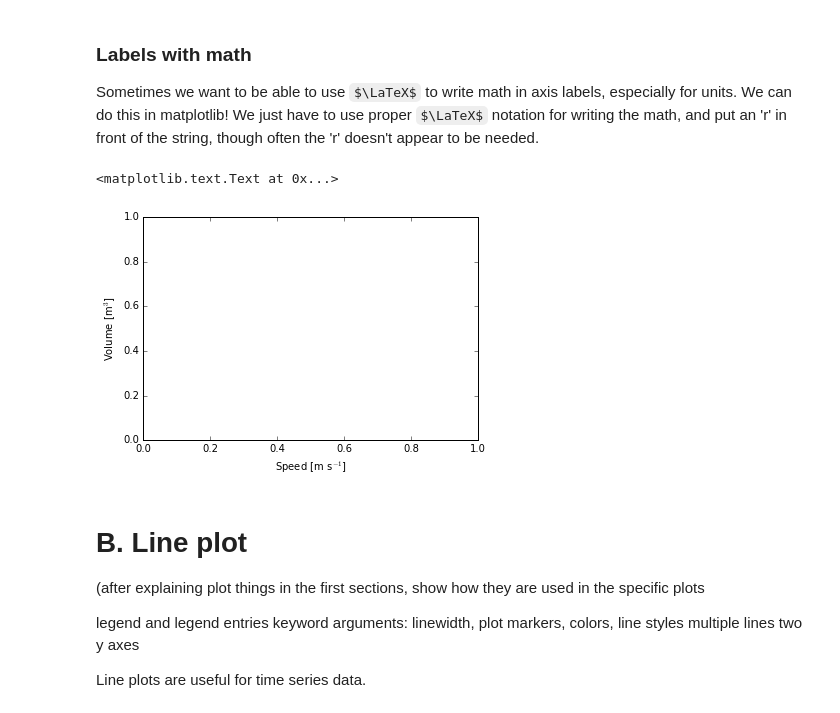
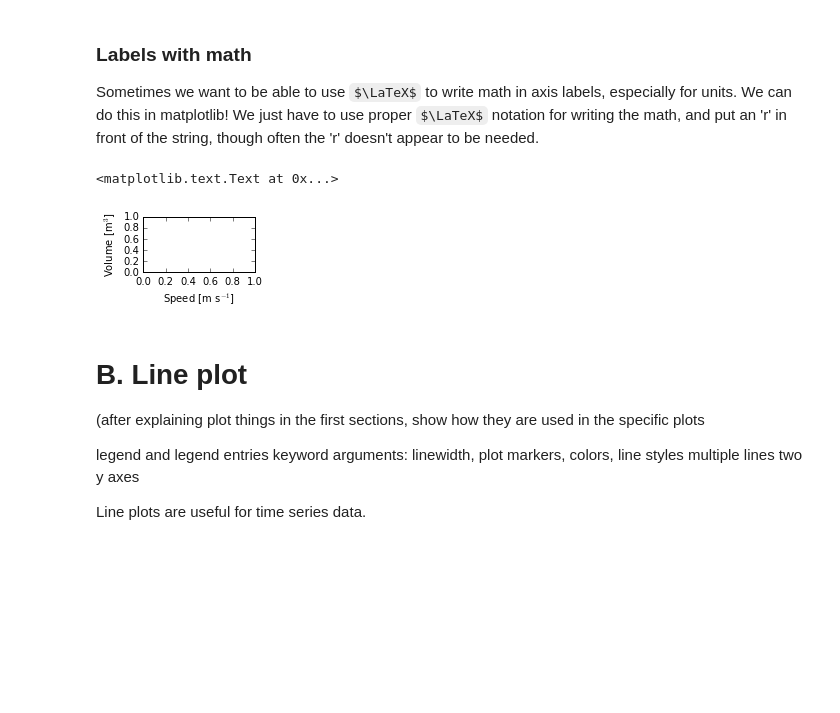
Before and after one commit to hetland/python4geosciences_OLD, a Jupyter notebook: materials/04 matplotlib.ipynb, the cells around one changed output. Saved outputs shown, nothing was run; the diff lists cells and outputs as text; code cells hidden in the pictures; some formulas as TeX source; blank space fills up the shorter version.

```diff
--- a/materials/04 matplotlib.ipynb
+++ b/materials/04 matplotlib.ipynb
@@ -294,13 +296,13 @@ These can be used if you didn't properly set up your figure in the first place a
 
 Sometimes we want to be able to use $\LaTeX$ to write math in axis labels, especially for units. We can do this in matplotlib! We just have to use proper $\LaTeX$ notation for writing the math, and put an 'r' in front of the string, though often the 'r' doesn't appear to be needed.
 # %%
-fig = plt.figure()
+fig = plt.figure(figsize=(2, 1))
 ax = fig.add_subplot(111)
 ax.set_xlabel('Speed [m s$^{-1}$]')
 ax.set_ylabel('Volume [m$^{3}$]')
 # %% [output]
 <matplotlib.text.Text at 0x...>
-[figure, old version]
+[figure, new version]
 # %% [markdown]
 # B. Line plot
 
```
Also changed, not shown: parts of 2 cells of this notebook.
